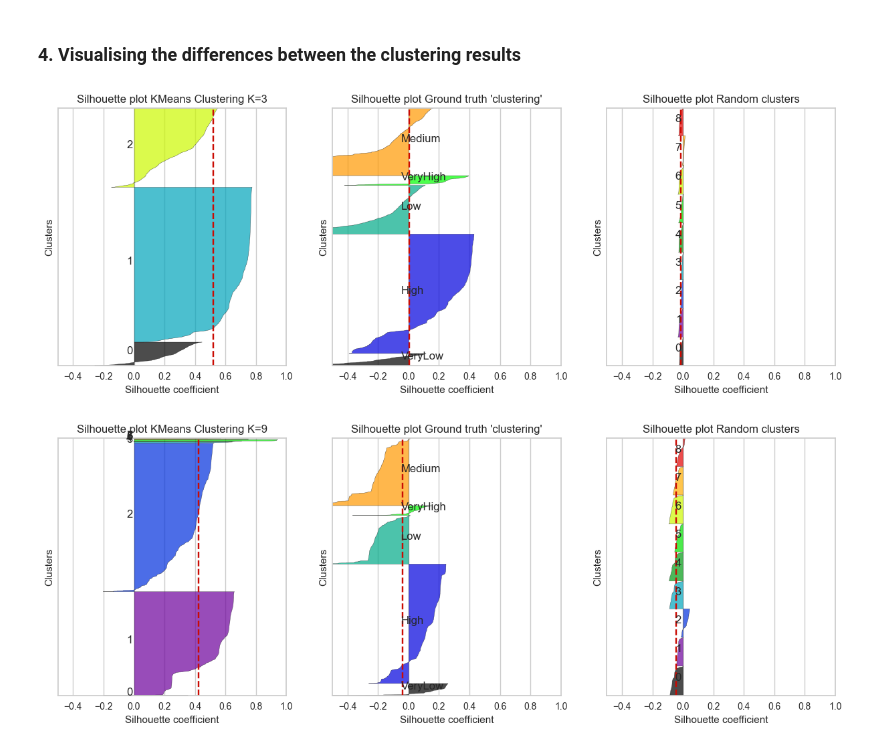
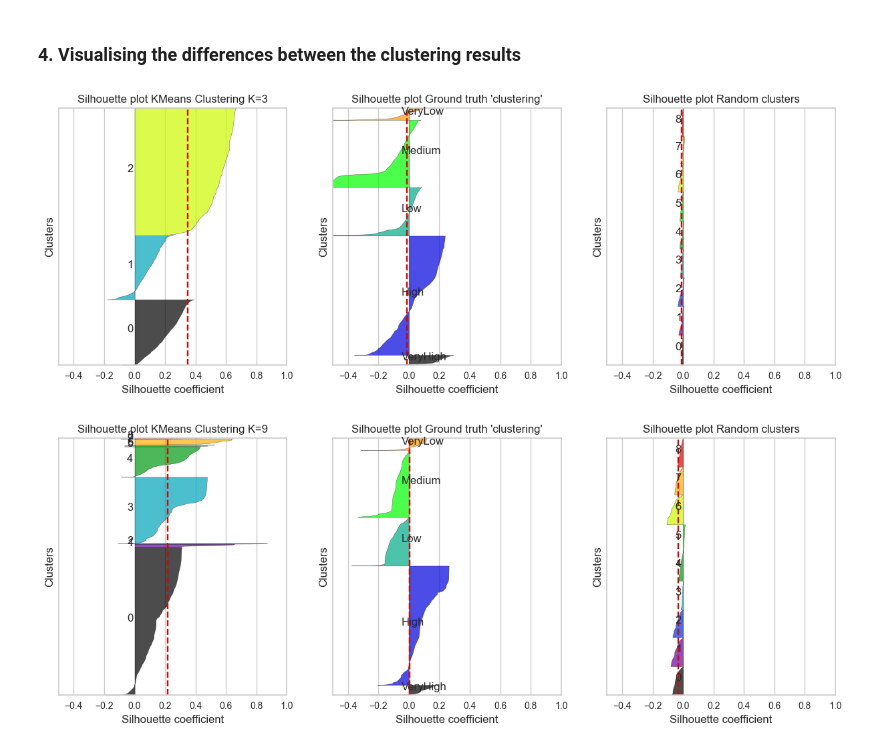
Before and after one commit to AntunesCSR/DM_Group_Project, a Jupyter notebook: HA3/HA3_G19.ipynb, the cells around one changed output. Saved outputs shown, nothing was run; the diff lists cells and outputs as text; code cells hidden in the pictures.

```diff
--- a/HA3/HA3_G19.ipynb
+++ b/HA3/HA3_G19.ipynb
@@ -655,4 +573,7 @@ TEMPORARY: This section contains the results if we assume K-Means++ performed be
 # %% [markdown]
 ### 1. Creating classes for the dependent variable (critical_temp)
+# %%
+train_df = pd.read_csv("train.csv")
+unique_m_df = pd.read_csv("unique_m.csv")
 # %%
 # Categorize critical_temp into specified classes by creating temperature classes for the train data and unique_m data
@@ -703,10 +603,14 @@ unique_m_df_cat.head() # unique_m_df without the material col and with the categ
 # Loading the data to test quality of clustering algorithms
 df_t, X_t, y_t, feature_names_t, target_t = load_data(train_df_cat)
 df_u, X_u, y_u, feature_names_u, target_u = load_data(unique_m_df_cat)
+# %%
+#Scale the data
+scaler = MinMaxScaler()
+X_t_scaled = scaler.fit_transform(X_t)
+X_u_scaled = scaler.fit_transform(X_u)
 # %% [markdown]
 ### 2. Applying the clustering algos
 # %%
 # KMeans clustering for train_df (X_t)
 K=3
-kms_X_t = KMeans(n_clusters=K, n_init=10 ,random_state=0).fit(X_t)
-kms_X_t.labels_  ### TO REMOVE LATER (JUST FOR PERSONAL VISUALIZATION) ###
+kms_X_t = KMeans(n_clusters=K, init= "k-means++" , n_init=10 ,random_state=42).fit(X_t_scaled)
@@ -768,18 +653,18 @@ V-measure score: 0.0006
 # %%
 # Silhouette plots for train_df (X_t)
 fig = plt.figure(figsize=(15, 5))
-ax1 = drawSilhouette(X_t, kms_X_t.labels_, header="KMeans Clustering K=3", pos=131)
-ax2 = drawSilhouette(X_t, y_t, header="Ground truth 'clustering'", pos=132)
-ax3 = drawSilhouette(X_t, rand_clust_t, header="Random clusters", pos=133)
+ax1 = drawSilhouette(X_t_scaled, kms_X_t.labels_, header="KMeans Clustering K=3", pos=131)
+ax2 = drawSilhouette(X_t_scaled, y_t, header="Ground truth 'clustering'", pos=132)
+ax3 = drawSilhouette(X_t_scaled, rand_clust_t, header="Random clusters", pos=133)
 plt.show()
 # %% [output]
-[figure, old version]
+[figure, new version]
 # %%
-# Silhouette plots for train_df (X_u)
+# Silhouette plots for Unique df with KMeans (X_u)
 fig = plt.figure(figsize=(15, 5))
-ax1 = drawSilhouette(X_u, kms_X_u.labels_, header="KMeans Clustering K=9", pos=131)
-ax2 = drawSilhouette(X_u, y_u, header="Ground truth 'clustering'", pos=132)
-ax3 = drawSilhouette(X_u, rand_clust_u, header="Random clusters", pos=133)
+ax1 = drawSilhouette(X_u_scaled, kms_X_u.labels_, header="KMeans Clustering K=9", pos=131)
+ax2 = drawSilhouette(X_u_scaled, y_u, header="Ground truth 'clustering'", pos=132)
+ax3 = drawSilhouette(X_u_scaled, rand_clust_u, header="Random clusters", pos=133)
 plt.show()
 # %% [output]
-[figure, old version]
+[figure, new version]
```
Also changed, not shown: parts of 41 cells of this notebook.
